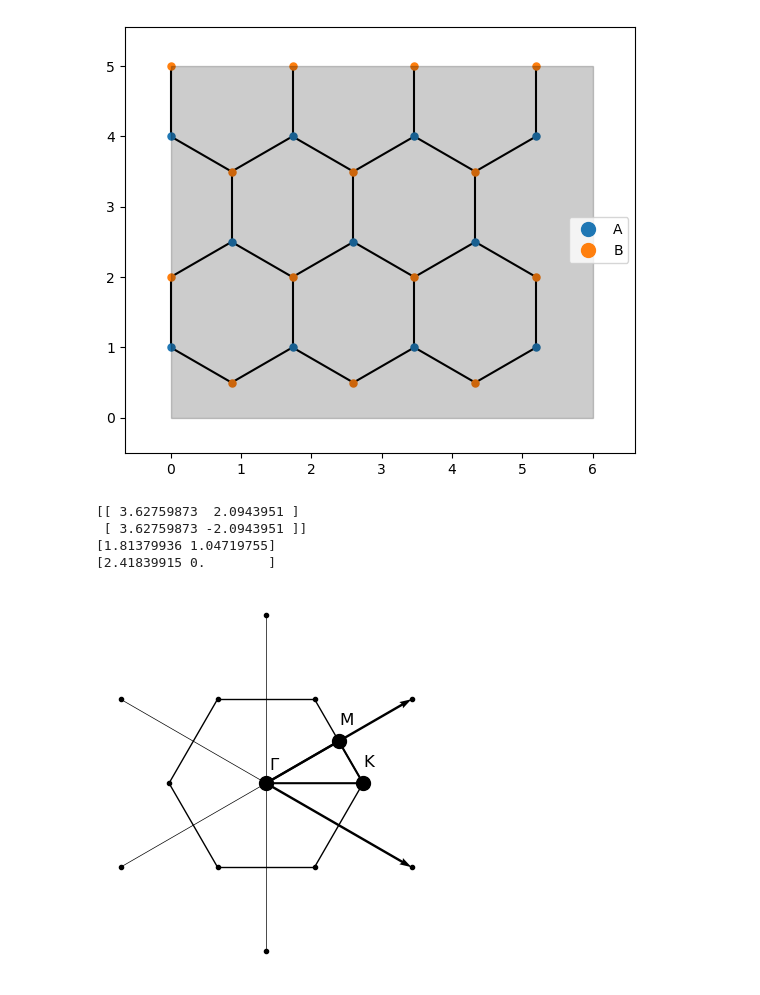
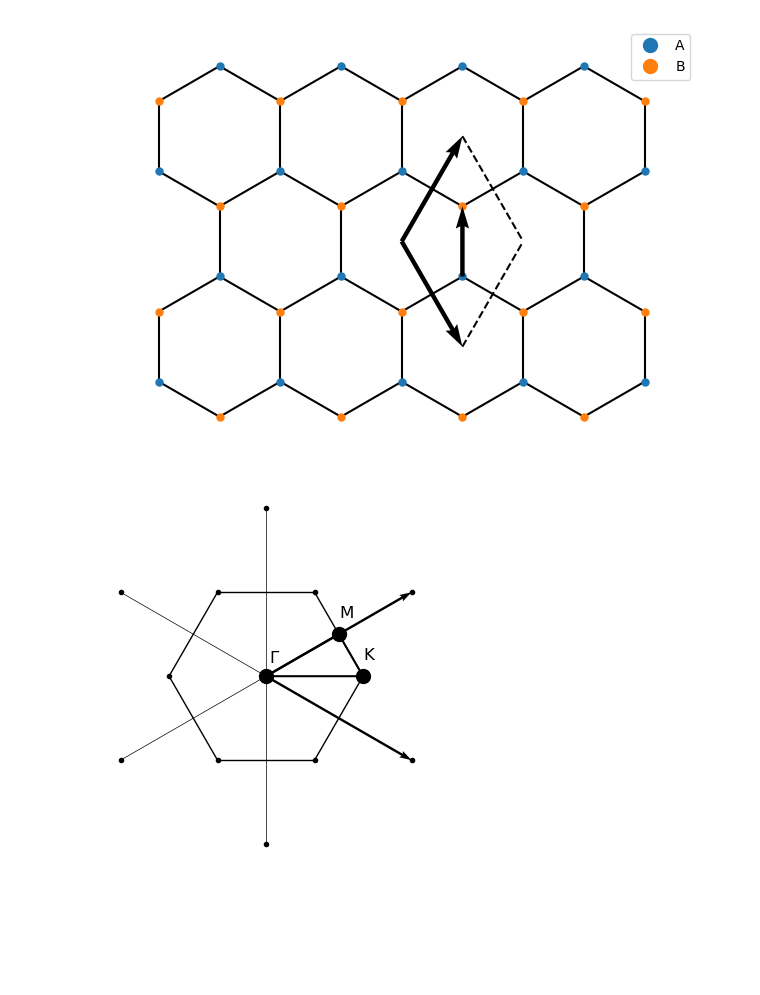
Before and after one commit to Ruberhauptmann/masters-thesis-manuscript, a Jupyter notebook: images/generate_lattice_images.ipynb, the cells around one changed output. Cells and saved outputs as stored; diff of their text form; code cells hidden in the pictures; blank space fills up the shorter version.

```diff
--- a/images/generate_lattice_images.ipynb
+++ b/images/generate_lattice_images.ipynb
@@ -7,42 +7,42 @@ from lattpy import plotting
 # %%
 a_0 = 1
 a = np.sqrt(3) * a_0
 
 graphene_A = lp.Atom("A", radius=0.05)
 graphene_B = lp.Atom("B", radius=0.05)
 
 basis = 0.5 * a * np.array([[1, np.sqrt(3)],
                   [1, -np.sqrt(3)]])
 
 latt = lp.Lattice(basis)
 
 
 latt.add_atom([0.5 * a, -0.5 * a / np.sqrt(3)], graphene_A)
 latt.add_atom([0.5 * a, 0.5 * a / np.sqrt(3)], graphene_B)
 latt.add_connection(graphene_A, graphene_B, analyze=True)
 
-#neighbors = latt.get_neighbors([0.5 * a, -0.5 * a / np.sqrt(3)], alpha=0, distidx=0)
+structure = latt.build((7, 6))
 
-#print(latt.get_neighbor_positions([0.5 * a, -0.5 * a / np.sqrt(3)], alpha=0, distidx=1))
-
-structure = latt.build((6, 5))
-
-#latt.set_periodic(0)
-
+#ax = latt.plot(show_indices=True)
 ax = latt.plot()
 
-structure.plot(ax)
-#lp.plotting.draw_unit_cell(ax, latt.center() + basis)
+lp.plotting.hide_box(ax, axis=True)
+
+lp.plotting.draw_arrows(ax, basis[0], pos=latt.center())
+lp.plotting.draw_arrows(ax, basis[1], pos=latt.center())
+
+lp.plotting.draw_vectors(ax, [basis[0][0], -basis[0][1]], pos=latt.center() + basis[0], linestyle='dashed', color='k')
+lp.plotting.draw_vectors(ax, [basis[1][0], -basis[1][1]], pos=latt.center() + basis[1], linestyle='dashed', color='k')
+
+arrow_1 = lp.plotting.draw_arrows(ax, [0, a / np.sqrt(3)], pos=latt.position(21), linewidth=2000)
 
 plt.savefig('graphene lattice.pdf', bbox_inches='tight')
 # %% [output]
-[figure, old version]
+[figure, new version]
 # %%
-
 reciprocal_lattice = latt.reciprocal_lattice()
 
 basis = reciprocal_lattice.vectors
-print(basis)
 
 bz = reciprocal_lattice.wigner_seitz_cell()
 
@@ -55,9 +55,6 @@ lp.plotting.draw_arrows(ax, basis[1])
 Gamma = bz.symmetry_points()[0]
 M = bz.symmetry_points()[2][5]
 K = bz.symmetry_points()[1][4]
-
-print(M)
-print(K)
 
 lp.plotting.draw_points(ax, Gamma, color='black')
 lp.plotting.draw_points(ax, M, color='black')
@@ -73,8 +70,4 @@ lp.plotting.hide_box(ax, axis=True)
 
 plt.savefig('graphene brillouin_zone.pdf', bbox_inches='tight')
 # %% [output]
-[[ 3.62759873  2.0943951 ]
- [ 3.62759873 -2.0943951 ]]
-[1.81379936 1.04719755]
-[2.41839915 0.        ]
 [figure]
```
Also changed, not shown: parts of 2 cells of this notebook, 15 other files.
